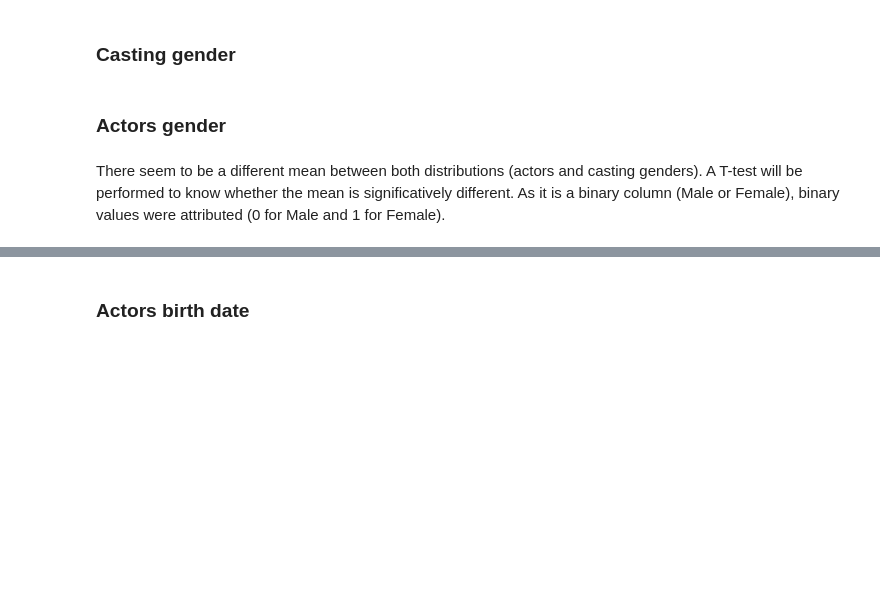
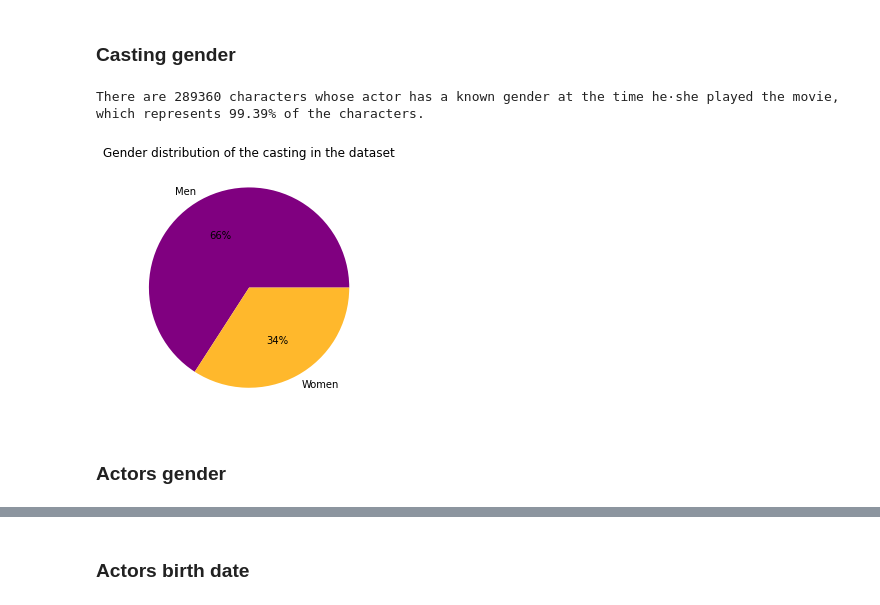
Before and after one commit to epfl-ada/ada-2022-project-dadalife, a Jupyter notebook: ADA_CMU.ipynb, the cells around one changed output, grey strips where cells are left out. Drawn from its saved outputs; the diff is of its cells as text; code cells hidden in the pictures; blank space fills up the shorter version.

```diff
--- a/ADA_CMU.ipynb
+++ b/ADA_CMU.ipynb
@@ -256,7 +258,15 @@ print("There are {} characters whose actor has a known gender at the time he·sh
+# %%
+nb_chars_with_gender = df_chars['actor_gender'].value_counts().sum()
+print("There are {} characters whose actor has a known gender at the time he·she played the movie, which represents {:.2f}% of the characters.".format(nb_chars_with_gender, nb_chars_with_gender/nb_chars*100))
+# %% [output]
+There are 289360 characters whose actor has a known gender at the time he·she played the movie, which represents 99.39% of the characters.
 # %%
 plt.title('Casting gender distribution')
 plt.title('Gender distribution of the casting in the dataset')
 plt.pie(df_chars['actor_gender'].value_counts(), labels=['Men', 'Women'], autopct='%.0f%%', colors=[PURPLE, ORANGE])
+plt.tight_layout()
 plt.show()
+# %% [output]
+[figure, added]
 # %% [markdown]
 ### Actors gender
@@ -268,5 +278,3 @@ print("There are {} actors with a known gender, which represents {:.2f}% of the
 plt.title('Gender distribution of the actors in the dataset')
 plt.pie(df_actors['actor_gender'].value_counts(), labels=['Men', 'Women'], autopct='%.0f%%', colors=[PURPLE, ORANGE])
 plt.show()
-# %% [markdown]
-There seem to be a different mean between both distributions (actors and casting genders). A T-test will be performed to know whether the mean is significatively different. As it is a binary column (Male or Female), binary values were attributed (0 for Male and 1 for Female).
```
Also changed, not shown: parts of 56 cells of this notebook.
